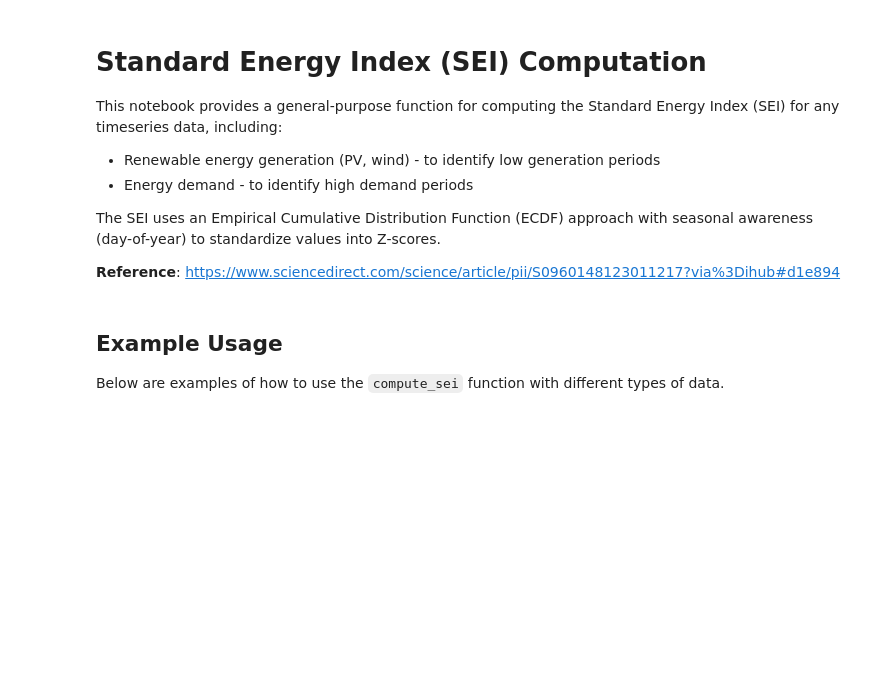
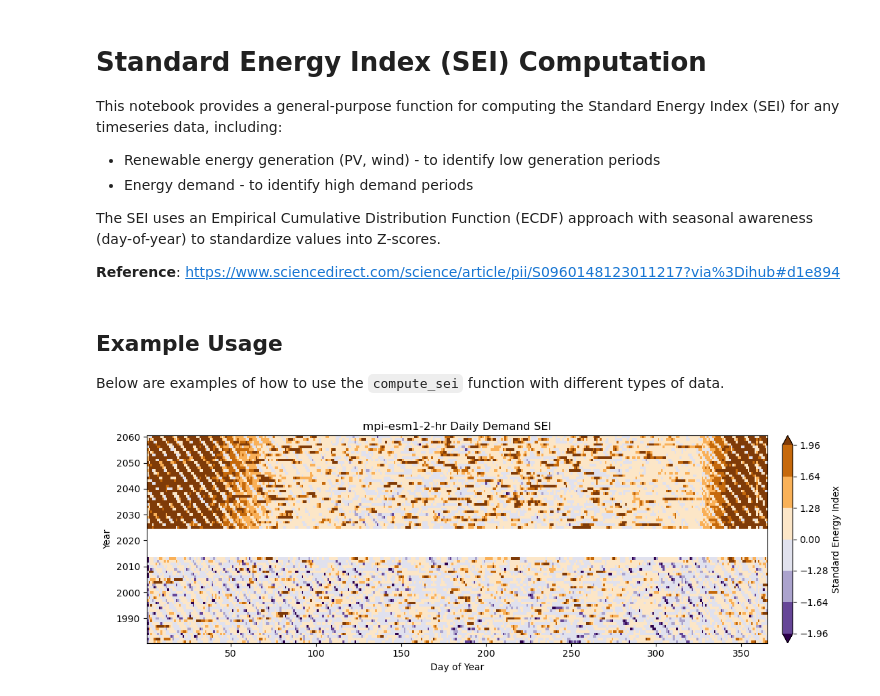
Before and after one commit to Eagle-Rock-Analytics/renewable-analysis, a Jupyter notebook: notebooks/computing_standard_energy_index/compute_standard_energy_index.ipynb, the cells around one changed output. Cells and saved outputs as stored; diff of their text form; code cells hidden in the pictures; blank space fills up the shorter version.

```diff
--- a/notebooks/computing_standard_energy_index/compute_standard_energy_index.ipynb
+++ b/notebooks/computing_standard_energy_index/compute_standard_energy_index.ipynb
@@ -217,0 +57,36 @@ Below are examples of how to use the `compute_sei` function with different types
+# %%
+peak_demand_ds = peak_demand_ds.rename({'EC_EARTH3':'ec-earth3',
+                                        'MIROC6':'miroc6',
+                                        'MPI_ESM1_2_HR':'mpi-esm1-2-hr',
+                                        'TAIESM1':'taiesm1'})
+# %%
+# get reference period of GWL 0.8 for each model
+
+reference_period_ds = {}
+reference_gwl = 0.8
+
+for simulation in peak_demand_ds.data_vars:
+    peak_demand_da = peak_demand_ds[simulation]
+
+    # Get bounds for reference GWL period
+    WRF_sim_name = sim_name_dict[simulation]
+    model = WRF_sim_name.split("_")[1]
+    ensemble_member = WRF_sim_name.split("_")[2]
+    ref_start_year, ref_end_year = get_gwl_crossing_period(model, ensemble_member, reference_gwl)
+
+    peak_demand_da = peak_demand_da.sel(time=slice(f"{ref_start_year}-01-01",f"{ref_end_year}-12-31"))
+
+    reference_period_ds[simulation] = peak_demand_da
+# %%
+sim = 'mpi-esm1-2-hr'
+sei = compute_sei(reference_period_ds[sim], peak_demand_ds[sim], window_size=60, fill_missing_year=True)
+# %%
+fig, ax = plt.subplots(figsize=(12,4))
+xr.plot.imshow(sei.sel(region='PGE').T, ax=ax,levels=[-1.96, -1.64, -1.28, 0, 1.28, 1.64, 1.96], cmap="PuOr_r", cbar_kwargs={'pad': 0.02})
+plt.title(f"{sim} Daily Demand SEI")
+plt.ylabel("Year")
+plt.xlabel("Day of Year")
+plt.tight_layout()
+plt.show()
+# %% [output]
+[figure, added]
```
Also changed, not shown: parts of 10 cells of this notebook, 4 other files.
